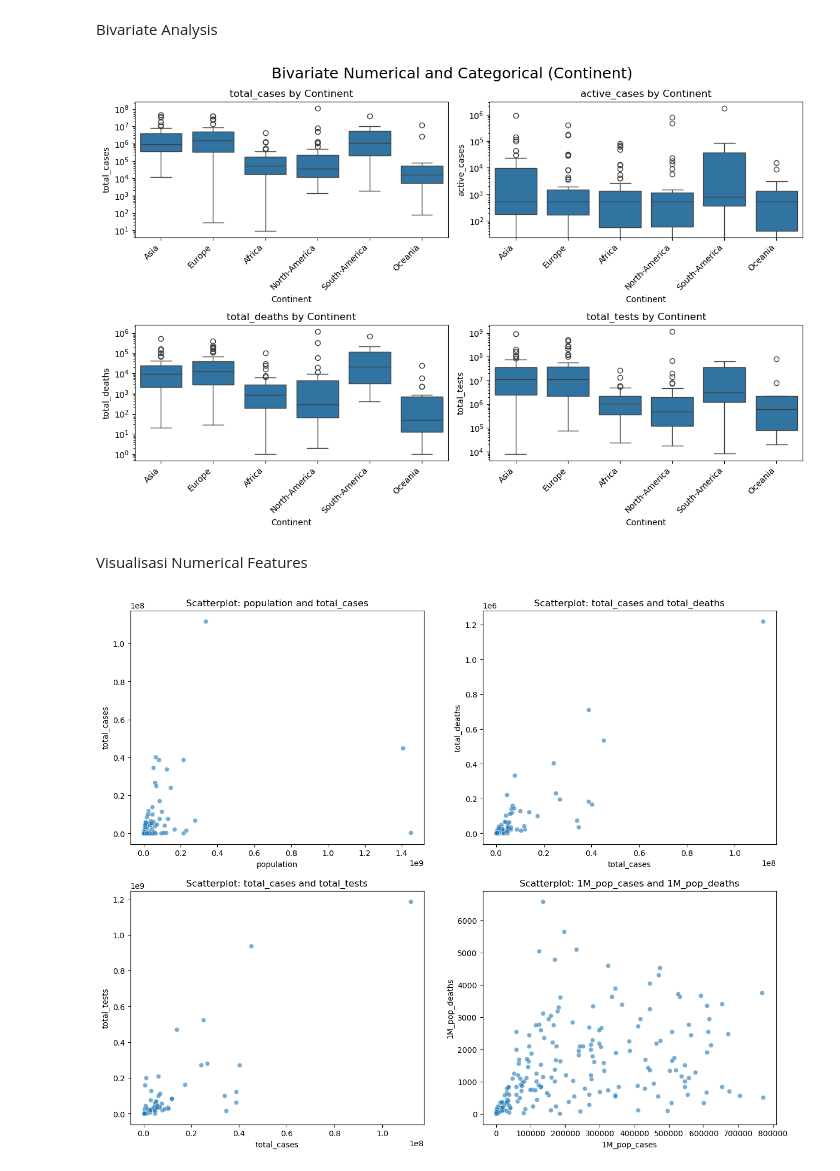
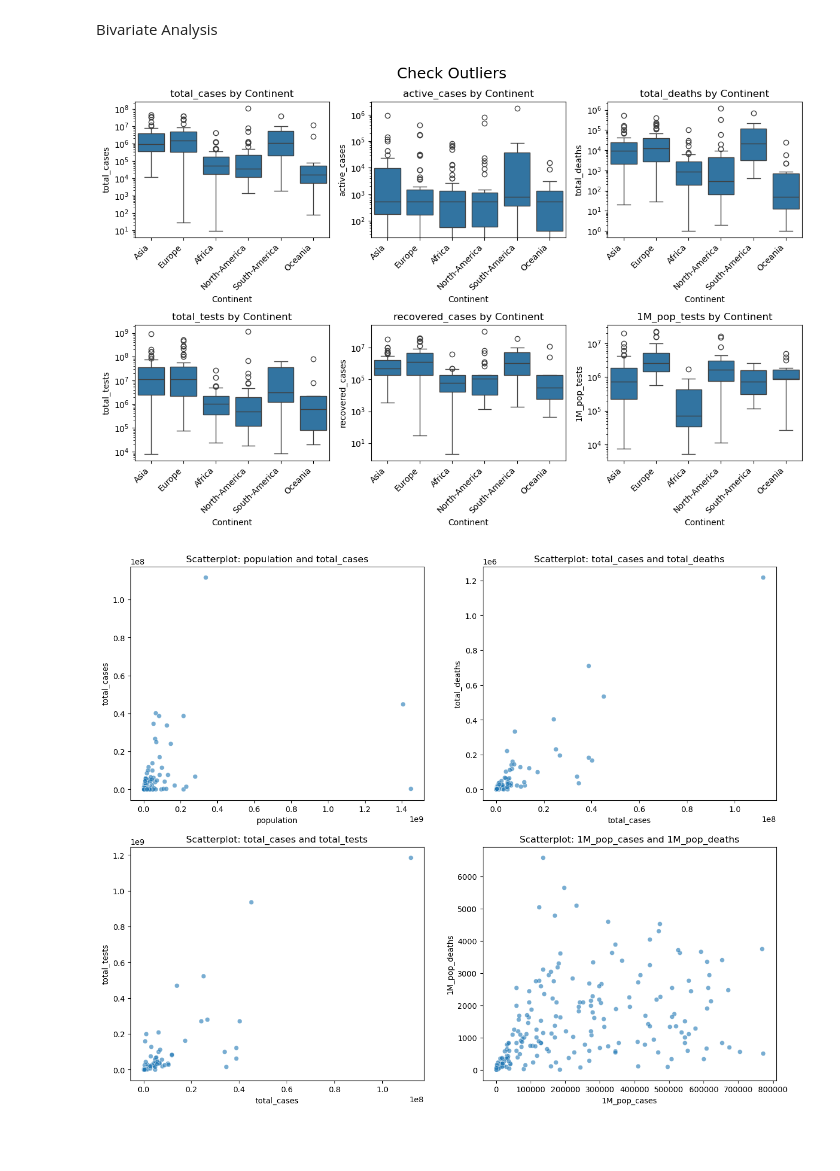
Before and after one commit to farzah14/Prediction_Cases_COVID-19, a Jupyter notebook: linear_regression.ipynb, the cells around one changed output. Drawn from its saved outputs; the diff is of its cells as text; code cells hidden in the pictures; blank space fills up the shorter version.

```diff
--- a/linear_regression.ipynb
+++ b/linear_regression.ipynb
@@ -195,8 +197,8 @@ Jumlah Column Categorical : 2
 # %%
 # Visualisasi Numerical Features
 plt.figure(figsize=(15, 15))
-plt.suptitle("Univariate Numerical Features", fontsize=24)
-for i, feature in enumerate(numericalFeatures):
+plt.suptitle("Numerical Features", fontsize=24)
+for i, feature in enumerate(numerical_features):
     plt.subplot(5, 3, i + 1)
     sns.kdeplot(x=df[feature], fill=True, color='r')
     # sns.histplot(df[numericalFeatures], kde=True, bins=40)
@@ -209,9 +211,9 @@ plt.show()
 # %%
 plt.figure(figsize=(10, 6))
-for i in range(len(categoricalFeatures)):
+for i in range(len(categorical_features)):
     plt.title("Jumlah Kasus setiap Benua", fontsize=24)
-    sns.histplot(df[categoricalFeatures[1]], kde=True, color="blue")
-    plt.xlabel(categoricalFeatures[1], fontsize=16, ha="right")
+    sns.histplot(df[categorical_features[1]], kde=True, color="blue")
+    plt.xlabel(categorical_features[1], fontsize=16, ha="right")
     plt.xticks(rotation=45)
     plt.ylabel("Jumlah")
 plt.show()
@@ -220,22 +222,20 @@ plt.show()
 # %% [markdown]
 Bivariate Analysis
 # %%
-# Check Outliers
-features = ["total_cases", "active_cases", "total_deaths", "total_tests"]
+# Bivariate Numerical and Categorical (Continent)
+features = ["total_cases", "active_cases", "total_deaths", "total_tests", "recovered_cases", "1M_pop_tests"]
 plt.figure(figsize=(12, 8))
-plt.suptitle("Bivariate Numerical and Categorical (Continent)", fontsize=18)
+plt.suptitle("Check Outliers", fontsize=18)
 for i, feature in enumerate(features):
-    plt.subplot(2, 2, i+1)
+    plt.subplot(2, 3, i+1)
     sns.boxplot(x=df["continent"], y=df[feature])
     plt.xticks(rotation=45, fontsize=10, ha="right")
     plt.yscale("log")  # Agar Distribusi Mudah Dibaca
     plt.xlabel("Continent")
     plt.ylabel(feature)
     plt.title(f"{feature} by Continent")
 plt.tight_layout()
 plt.show()
 # %% [output]
-[figure, old version]
+[figure, new version]
-# %% [markdown]
-Visualisasi Numerical Features
 # %%
```
Also changed, not shown: parts of 7 cells of this notebook.
